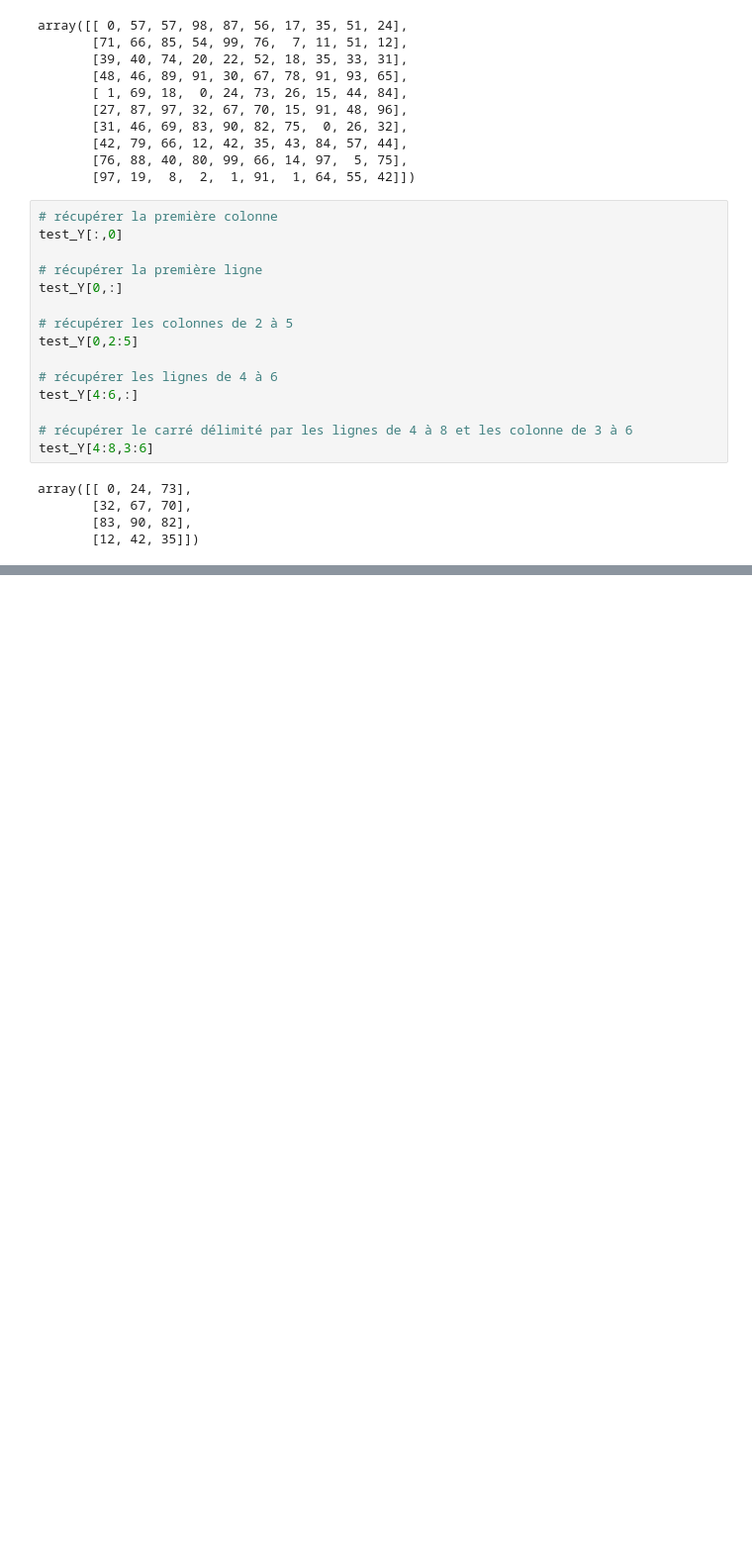
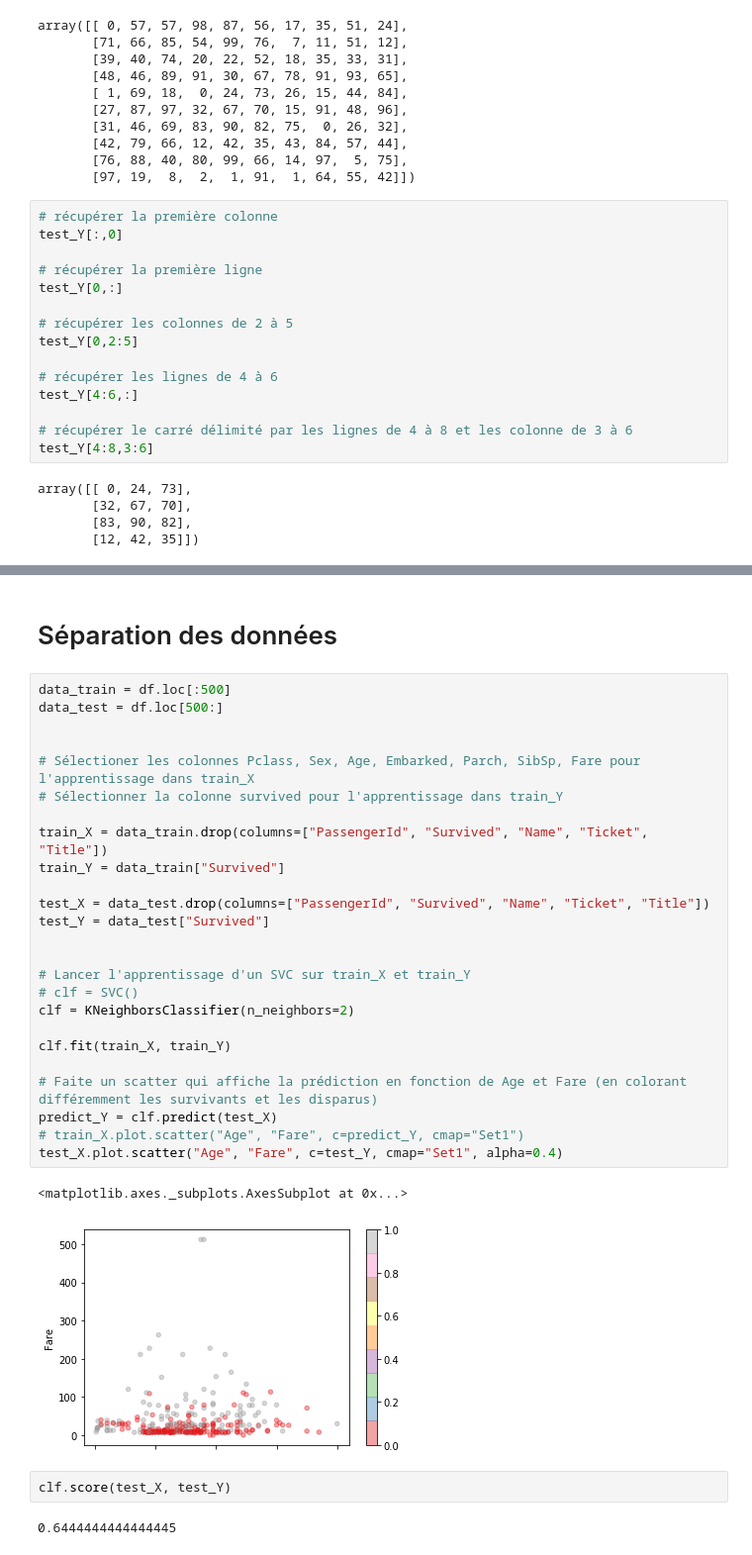
Before and after one commit to komi24/python210111, a Jupyter notebook: Pandas.ipynb, the cells around one changed output, grey strips where cells are left out. Shown: that part at 99% size. Drawn from its saved outputs; the diff is of its cells as text; blank space fills up the shorter version.

```diff
--- a/Pandas.ipynb
+++ b/Pandas.ipynb
@@ -435,0 +492,34 @@ array([[ 0, 24, 73],
+# %% [markdown]
+# Séparation des données
+# %%
+data_train = df.loc[:500]
+data_test = df.loc[500:]
+
+
+# Sélectioner les colonnes Pclass, Sex, Age, Embarked, Parch, SibSp, Fare pour l'apprentissage dans train_X
+# Sélectionner la colonne survived pour l'apprentissage dans train_Y
+
+train_X = data_train.drop(columns=["PassengerId", "Survived", "Name", "Ticket", "Title"])
+train_Y = data_train["Survived"]
+
+test_X = data_test.drop(columns=["PassengerId", "Survived", "Name", "Ticket", "Title"])
+test_Y = data_test["Survived"]
+
+
+# Lancer l'apprentissage d'un SVC sur train_X et train_Y
+# clf = SVC()
+clf = KNeighborsClassifier(n_neighbors=2)
+
+clf.fit(train_X, train_Y)
+
+# Faite un scatter qui affiche la prédiction en fonction de Age et Fare (en colorant différemment les survivants et les disparus)
+predict_Y = clf.predict(test_X)
+# train_X.plot.scatter("Age", "Fare", c=predict_Y, cmap="Set1")
+test_X.plot.scatter("Age", "Fare", c=test_Y, cmap="Set1", alpha=0.4)
+# %% [output]
+<matplotlib.axes._subplots.AxesSubplot at 0x...>
+[figure, added]
+# %%
+clf.score(test_X, test_Y)
+# %% [output]
+0.6444444444444445
```
Also changed, not shown: parts of 14 cells of this notebook, 11 other files.
